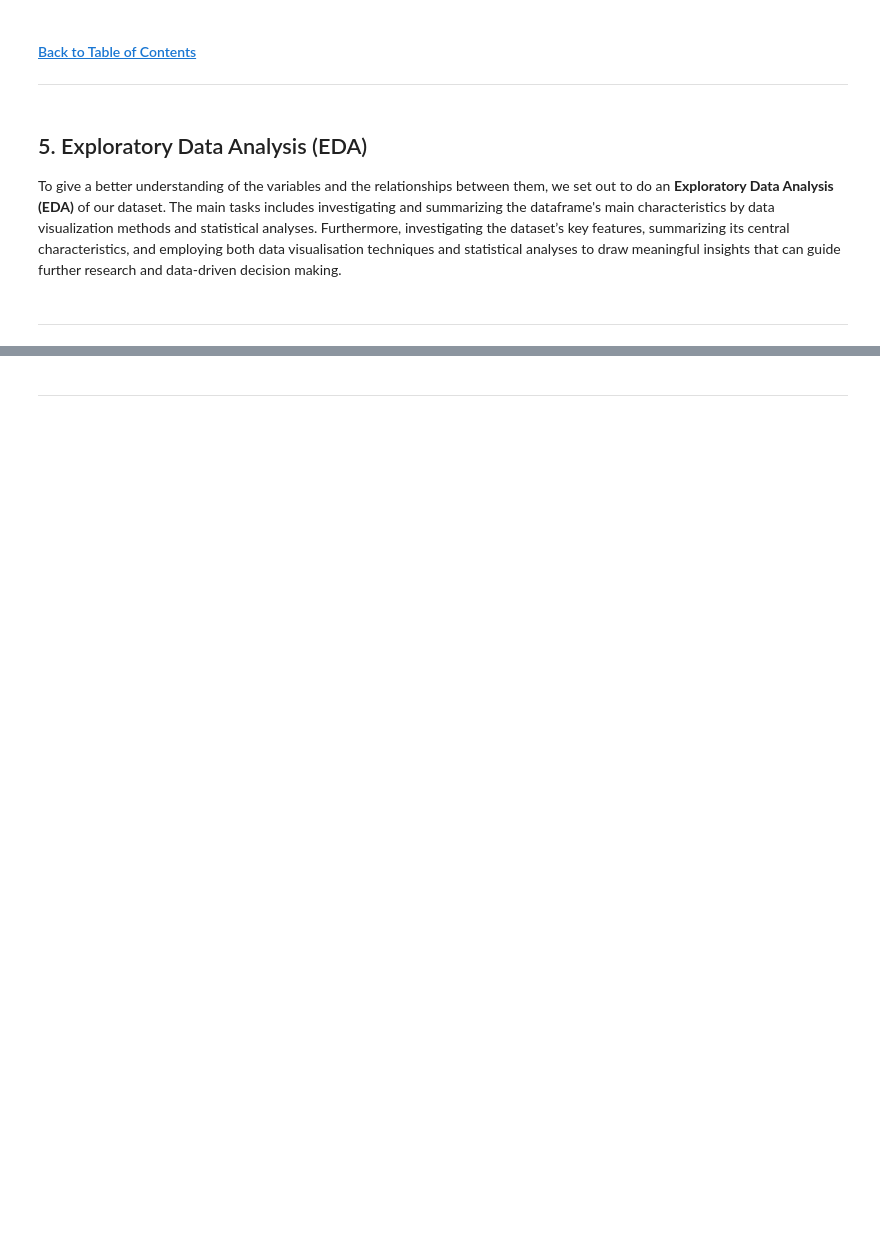
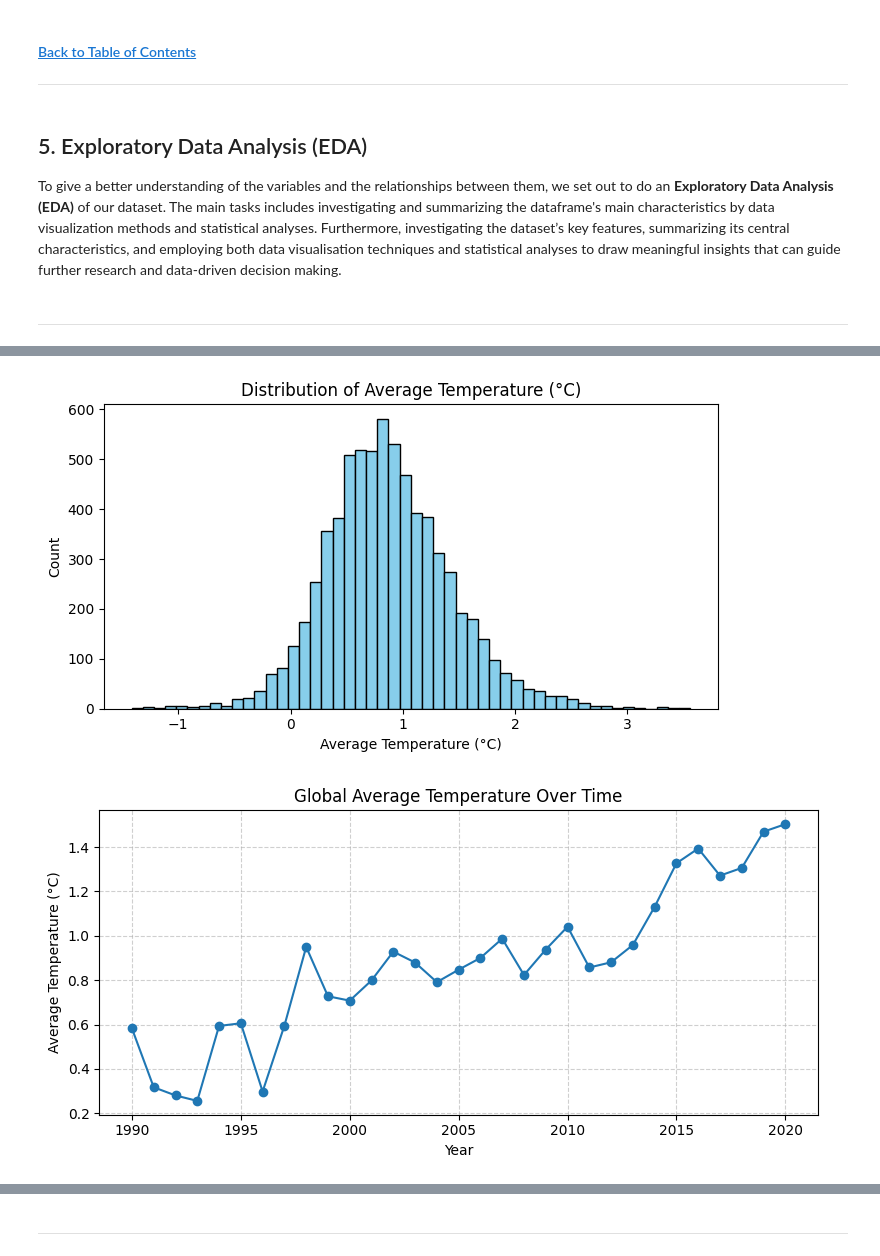
Before and after one commit to AlanJDean/2401PTDS_Regression_Project, a Jupyter notebook: Project starting point.ipynb, the cells around one changed output, grey strips where cells are left out. Saved outputs shown, nothing was run; the diff lists cells and outputs as text; code cells hidden in the pictures; blank space fills up the shorter version.

```diff
--- a/Project starting point.ipynb
+++ b/Project starting point.ipynb
@@ -304,0 +594,36 @@ filter_by_runtime(df_copy, 36, 116)
+# %%
+import matplotlib.pyplot as plt
+
+# 1. Distribution of Average Temperature
+plt.figure(figsize=(7,4))
+plt.hist(df_co2_copy["Average Temperature °C"].dropna(), bins=50, color="skyblue", edgecolor="black")
+plt.title("Distribution of Average Temperature (°C)")
+plt.xlabel("Average Temperature (°C)")
+plt.ylabel("Count")
+plt.tight_layout()
+plt.show()
+
+# 2. Global Average Temperature Trend over Time
+global_temp_trend = df_co2_copy.groupby("Year")["Average Temperature °C"].mean()
+plt.figure(figsize=(8,4))
+plt.plot(global_temp_trend.index, global_temp_trend.values, marker="o")
+plt.title("Global Average Temperature Over Time")
+plt.xlabel("Year")
+plt.ylabel("Average Temperature (°C)")
+plt.grid(True, linestyle="--", alpha=0.6)
+plt.tight_layout()
+plt.show()
+
+# 3. Top correlations with Average Temperature (bar chart)
+corr = df_co2_copy.corr(numeric_only=True)["Average Temperature °C"].drop("Average Temperature °C")
+top_corr = corr.abs().sort_values(ascending=False).head(10)  # strongest predictors
+
+plt.figure(figsize=(8,5))
+top_corr.sort_values().plot(kind="barh", color="teal")
+plt.title("Top 10 Correlations with Average Temperature (°C)")
+plt.xlabel("Correlation")
+plt.tight_layout()
+plt.show()
+# %% [output]
+[figure, added]
+[figure, added]
```
Also changed, not shown: parts of 45 cells of this notebook.
